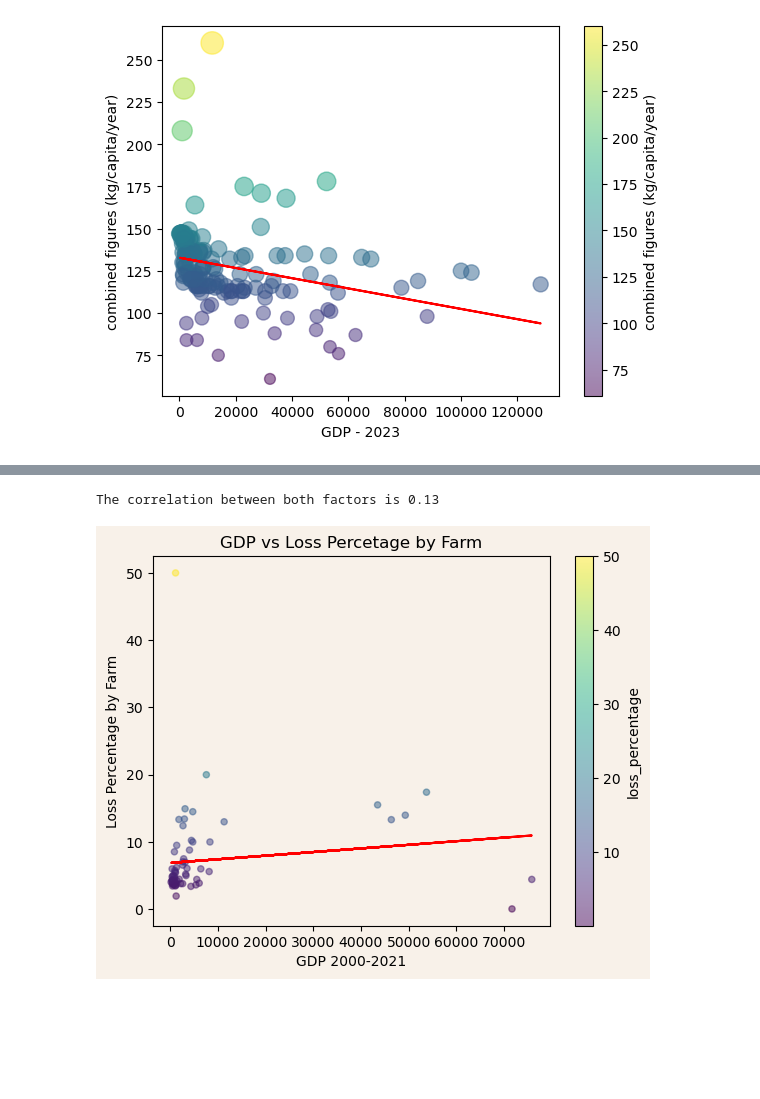
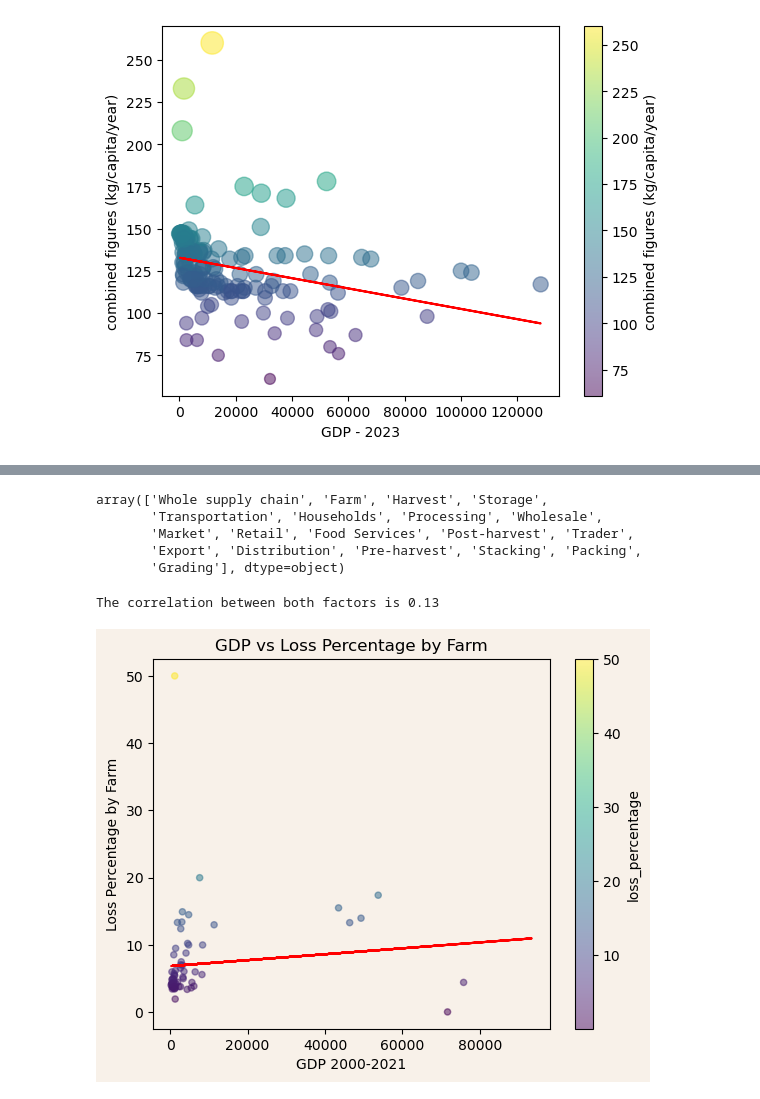
Before and after one commit to alanisrperez/food-waste-patterns, a Jupyter notebook: Files/main.ipynb, the cells around one changed output, grey strips where cells are left out. Cells and saved outputs as stored; diff of their text form; code cells hidden in the pictures; blank space fills up the shorter version.

```diff
--- a/Files/main.ipynb
+++ b/Files/main.ipynb
@@ -217,7 +230,7 @@ food_loss_mean = food_loss_mean.reset_index()
 Farm = []
 Harvest = []
 Storage = []
-Transportation = []
+Household = []
 
 food_loss_mean.head(50)
 
@@ -230,8 +243,8 @@ for index, row in food_loss_mean.iterrows():
         Harvest.append(row)
     elif row['food_supply_stage'] == 'Storage':
         Storage.append(row)
-    elif row['food_supply_stage'] == 'Transportation':
-        Transportation.append(row)
+    elif row['food_supply_stage'] == 'Household':
+        Household.append(row)
 Farm = pd.DataFrame(Farm)
 Farm = pd.merge(Farm,GDP_Per_Country_list, how='left', on='country')
 Farm = Farm.dropna(how = 'any')
@@ -243,29 +256,37 @@ Harvest = Harvest.dropna(how = 'any')
 Storage = pd.DataFrame(Storage)
 Storage = pd.merge(Storage,GDP_Per_Country_list, how='left', on='country')
 Storage = Storage.dropna(how = 'any')
+# %%
+food_loss_mean['food_supply_stage'].unique()
+# %% [output]
+array(['Whole supply chain', 'Farm', 'Harvest', 'Storage',
+       'Transportation', 'Households', 'Processing', 'Wholesale',
+       'Market', 'Retail', 'Food Services', 'Post-harvest', 'Trader',
+       'Export', 'Distribution', 'Pre-harvest', 'Stacking', 'Packing',
+       'Grading'], dtype=object)
 # %%
 Farm.plot(kind="scatter", x='Mean GDP' ,
           y='loss_percentage',
           c='loss_percentage',
           cmap='viridis', alpha=0.5,
           xlabel='GDP 2000-2021',
           ylabel='Loss Percentage by Farm',
-          title='GDP vs Loss Percetage by Farm')
-x_values = Farm['Mean GDP']
+          title='GDP vs Loss Percentage by Farm')
+x_values = Farm['2021']
 (slope, intercept, rvalue, pvalue, stderr) = st.linregress(x_values,Farm["loss_percentage"] )
 regress_values = x_values * slope + intercept
 plt.plot(x_values,regress_values,"r-")
 
 
 plt.gca().set_facecolor('#F8F1E9')
 plt.gcf().set_facecolor('#F8F1E9')
 
 correlation = st.pearsonr(x_values,Farm["loss_percentage"])
 print(f"The correlation between both factors is {round(correlation[0],2)}")
-plt.savefig('GDP vs Loss Percetage by Farm.png')
+plt.savefig('GDP vs Loss Percentage by Farm.png')
 # %% [output]
 The correlation between both factors is 0.13
-[figure, old version]
+[figure, new version]
 # %%
 Harvest.plot(kind="scatter", x='Mean GDP' ,
           y='loss_percentage',
```
Also changed, not shown: parts of 7 cells of this notebook, 24 other files.
